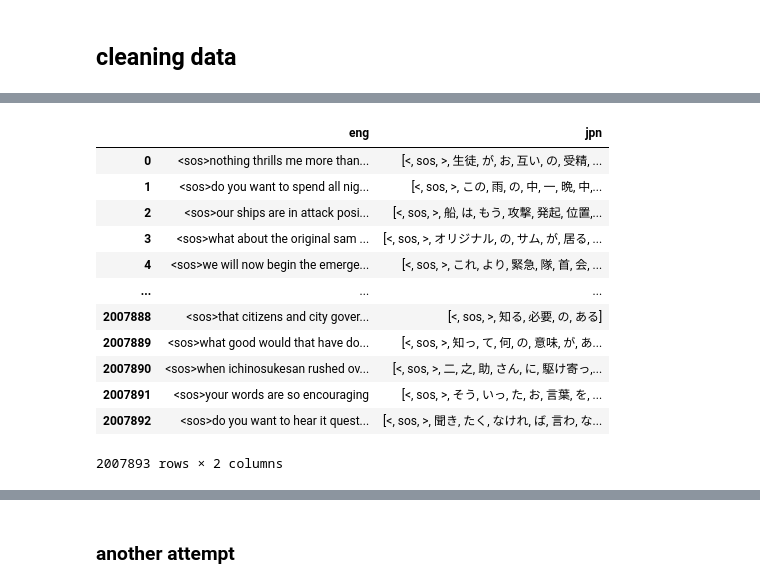
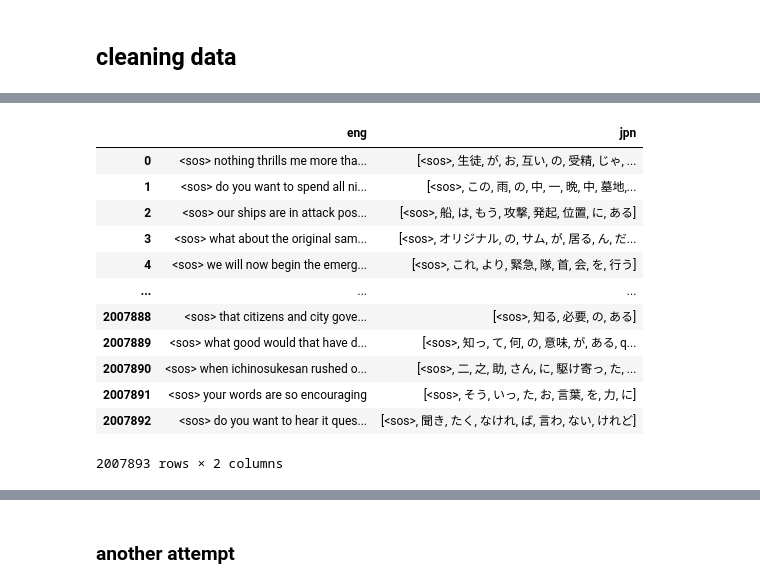
Before and after one commit to pacificocean1912/JPN_2_ENG, a Jupyter notebook: data_cleaning_jpn_eng_translation.ipynb, the cells around one changed output, grey strips where cells are left out. Cells and saved outputs as stored; diff of their text form; code cells hidden in the pictures.

```diff
--- a/data_cleaning_jpn_eng_translation.ipynb
+++ b/data_cleaning_jpn_eng_translation.ipynb
@@ -64,7 +61,7 @@ To enable the following instructions: SSE4.1 SSE4.2 AVX AVX2 AVX512F AVX512_VNNI
 # %% [markdown]
 ## load dataset
 # %%
-df=cudf.read_csv("senior project/train")
+df=cudf.read_csv("split/train")
 needtorow=df.columns[0]
 df=df.rename(columns={needtorow:'text'})
 df
@@ -120,7 +142,27 @@ for i in df['eng'].values_host:
     i=i.replace(" s "," is ")
     i=i.replace(" re "," have ")
     i=i.replace("  "," ")
-    i='<sos>'+i
+    emoji_pattern = re.compile("["
+        u"\U0001F600-\U0001F64F"  # emoticons
+        u"\U0001F300-\U0001F5FF"  # symbols & pictographs
+        u"\U0001F680-\U0001F6FF"  # transport & map symbols
+        u"\U0001F1E0-\U0001F1FF"  # flags (iOS)
+        u"\U00002500-\U00002BEF"  # chinese char
+        u"\U00002702-\U000027B0"
+        u"\U000024C2-\U0001F251"
+        u"\U0001f926-\U0001f937"
+        u"\U00010000-\U0010ffff"
+        u"\u2640-\u2642"
+        u"\u2600-\u2B55"
+        u"\u200d"
+        u"\u23cf"
+        u"\u23e9"
+        u"\u231a"
+        u"\ufe0f"  # dingbats
+        u"\u3030"
+                      "]+", re.UNICODE)
+    i=emoji_pattern.sub(r'', i)
+    i='<sos> '+i
     english_column.append(i)
 japanese_column=[]
 for i in df['jpn'].values_host:
@@ -156,24 +198,27 @@ def jpnsplit(str,wakati):
 # %%
 jpn_space_sentence=[]
 wakati = MeCab.Tagger("-Owakati")
 
 for i in df['jpn'].to_pandas():
-    jpn_space_sentence.append(jpnsplit(i,wakati))
+    split=jpnsplit(i,wakati)
+    split=split[2:]
+    split[0]="<sos>"
+    jpn_space_sentence.append(split)
 df['jpn']=jpn_space_sentence
 df
 # %% [output]
 |  | eng | jpn |
-| 0 | <sos>nothing thrills me more than... | [<, sos, >, 生徒, が, お, 互い, の, 受精, ... |
-| 1 | <sos>do you want to spend all nig... | [<, sos, >, この, 雨, の, 中, 一, 晩, 中,... |
-| 2 | <sos>our ships are in attack posi... | [<, sos, >, 船, は, もう, 攻撃, 発起, 位置,... |
-| 3 | <sos>what about the original sam ... | [<, sos, >, オリジナル, の, サム, が, 居る, ... |
-| 4 | <sos>we will now begin the emerge... | [<, sos, >, これ, より, 緊急, 隊, 首, 会, ... |
+| 0 | <sos> nothing thrills me more tha... | [<sos>, 生徒, が, お, 互い, の, 受精, じゃ, ... |
+| 1 | <sos> do you want to spend all ni... | [<sos>, この, 雨, の, 中, 一, 晩, 中, 墓地,... |
+| 2 | <sos> our ships are in attack pos... | [<sos>, 船, は, もう, 攻撃, 発起, 位置, に, ある] |
+| 3 | <sos> what about the original sam... | [<sos>, オリジナル, の, サム, が, 居る, ん, だ... |
+| 4 | <sos> we will now begin the emerg... | [<sos>, これ, より, 緊急, 隊, 首, 会, を, 行う] |
 | ... | ... | ... |
-| 2007888 | <sos>that citizens and city gover... | [<, sos, >, 知る, 必要, の, ある] |
-| 2007889 | <sos>what good would that have do... | [<, sos, >, 知っ, て, 何, の, 意味, が, あ... |
-| 2007890 | <sos>when ichinosukesan rushed ov... | [<, sos, >, 二, 之, 助, さん, に, 駆け寄っ,... |
-| 2007891 | <sos>your words are so encouraging | [<, sos, >, そう, いっ, た, お, 言葉, を, ... |
-| 2007892 | <sos>do you want to hear it quest... | [<, sos, >, 聞き, たく, なけれ, ば, 言わ, な... |
+| 2007888 | <sos> that citizens and city gove... | [<sos>, 知る, 必要, の, ある] |
+| 2007889 | <sos> what good would that have d... | [<sos>, 知っ, て, 何, の, 意味, が, ある, q... |
+| 2007890 | <sos> when ichinosukesan rushed o... | [<sos>, 二, 之, 助, さん, に, 駆け寄っ, た, ... |
+| 2007891 | <sos> your words are so encouraging | [<sos>, そう, いっ, た, お, 言葉, を, 力, に] |
+| 2007892 | <sos> do you want to hear it ques... | [<sos>, 聞き, たく, なけれ, ば, 言わ, ない, けれど] |
 2007893 rows × 2 columns
 # %%
 eng_space_sentence=[]
```
Also changed, not shown: parts of 75 cells of this notebook.
